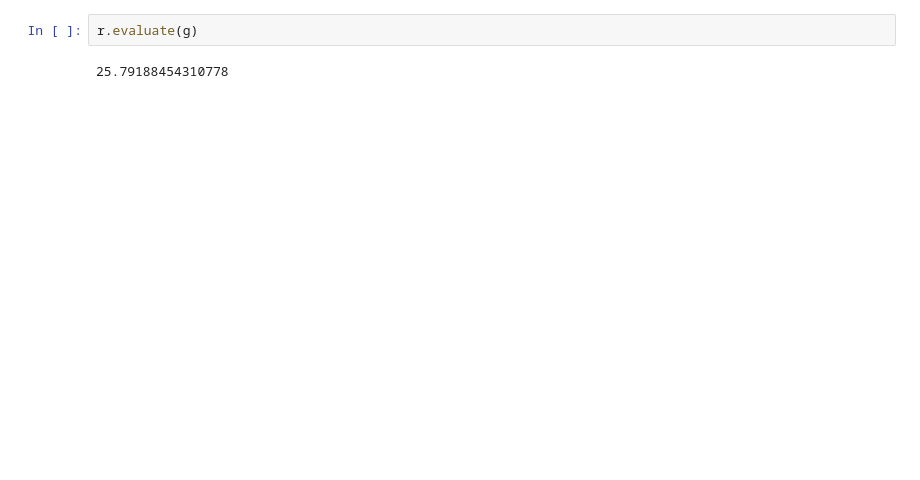
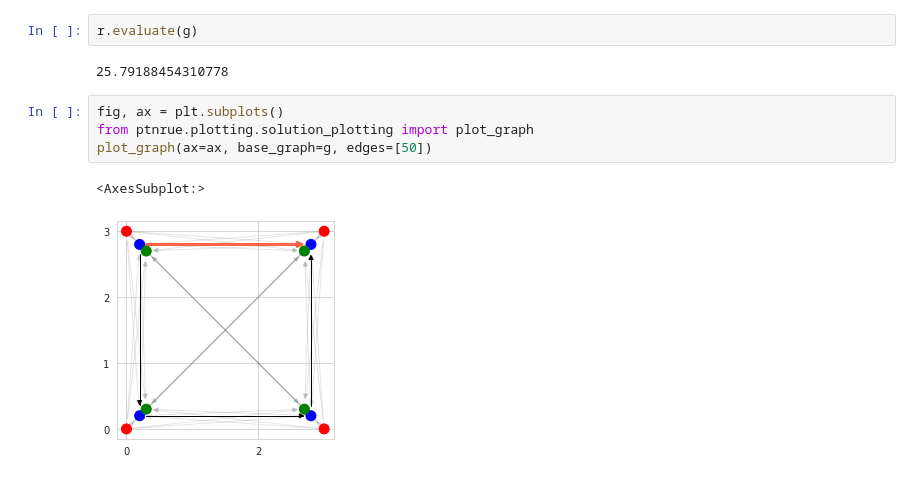
Before and after one commit to EquiCity/thesis, a Jupyter notebook: eda/notebooks/synthetic_dataset_2.ipynb, the cells around one changed output. Cells and saved outputs as stored; diff of their text form; blank space fills up the shorter version.

```diff
--- a/eda/notebooks/synthetic_dataset_2.ipynb
+++ b/eda/notebooks/synthetic_dataset_2.ipynb
@@ -162,3 +158,10 @@ rewards
 r.evaluate(g)
 # %% [output]
 25.79188454310778
+# %%
+fig, ax = plt.subplots()
+from ptnrue.plotting.solution_plotting import plot_graph
+plot_graph(ax=ax, base_graph=g, edges=[50])
+# %% [output]
+<AxesSubplot:>
+[figure, added]
```
Also changed, not shown: parts of 3 cells of this notebook, 14 other files.
